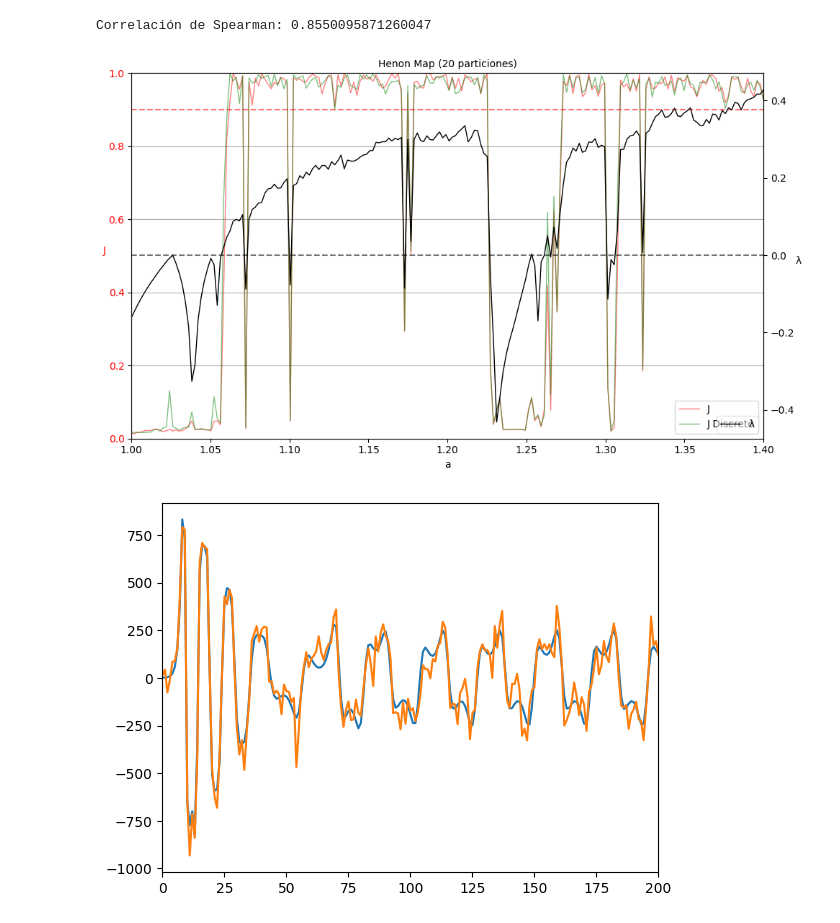
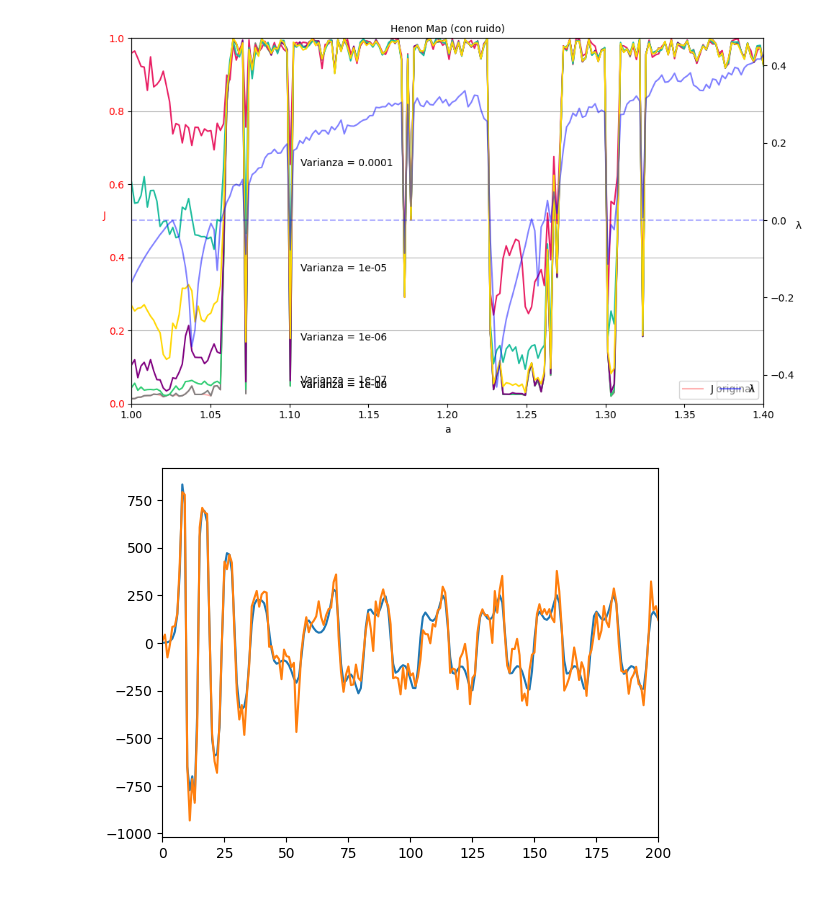
Before and after one commit to EduardoGarcia528/Tesis, a Jupyter notebook: henon_map.ipynb, the cells around one changed output. Cells and saved outputs as stored; diff of their text form; code cells hidden in the pictures.

```diff
--- a/henon_map.ipynb
+++ b/henon_map.ipynb
@@ -33,10 +33,6 @@ def J_bivariante(X,Y,fases):
         return np.linalg.norm(np.array(p2)-np.array(p1))
     ff1 = np.angle(np.fft.rfft(X))[:fases]
     ff2 = np.angle(np.fft.rfft(Y))[:fases]
-    plt.plot(ff1, ',')
-    plt.show()
-    plt.plot(ff2, ',')
-    plt.show()
     vectores = []
     for i in range(len(ff1)-1):
         p1 = [ff1[i], ff2[i]]
@@ -136,3 +132,9 @@ def interpolador_estocastico(s_0_discreto, n_steps):
         t_list = np.concatenate((t_list, t))
         X_list = np.concatenate((X_list, X))
     return X_list
+# %%
+def generar_uniforme_centrada(n, varianza):
+    # Calcular el límite superior e inferior de la distribución uniforme
+    limite = np.sqrt(varianza)
+    # Generar n números aleatorios con distribución uniforme entre -limite y limite
+    return np.random.uniform(-limite, limite, n)
@@ -148,55 +166,67 @@ def henon_map(a, b, n):
     xs[0] = 0.1
     ys[0] = 0.1
 
     for i in range(1, n):
         xs[i] = 1 - a * xs[i-1]**2 + ys[i-1]
         ys[i] = b * xs[i-1]
 
     return xs, ys
 
 partitions = 20
 
-lyapunov = []
-Js, Js_discreto = [],[]
-a_array = np.linspace(1,1.4, 200)
-for i, a in enumerate(a_array):
-    xs, ys = henon_map(a, 0.3, 2000)
-    xs_discreto = discretizar_y(xs, partitions)
-    ys_discreto = discretizar_y(ys, partitions)
-    lyapunov_exponent = lyapunov_exponent_from_henon_orbit(xs, ys, a, 0.3)
-    lyapunov.append(lyapunov_exponent)
-    J = J_bivariante(xs,ys,len(xs))
-    J_discreto = J_bivariante(xs_discreto,ys_discreto,len(xs_discreto))
-    Js.append(J)
-    Js_discreto.append(J_discreto)
+ruidos = [1e-10,1e-8,1e-7,1e-4,1e-5,1e-6]
+colores = ['gray','#2ECC71','purple','#E91E63','#1ABC9C','#FFD700']
+J_por_ruido = []
+for ruido in ruidos:
+    lyapunov = []
+    Js, Js_discreto = [],[]
+    a_array = np.linspace(1,1.4, 200)
+    for i, a in enumerate(a_array):
+        xs, ys = henon_map(a, 0.3, 2000)
+        # xs_discreto = discretizar_y(xs, partitions)
+        # ys_discreto = discretizar_y(ys, partitions)
+        # xs_interp = interpolador(xs, 'lineal', 15)[1]
+        xs_interp = xs + generar_uniforme_centrada(len(xs),ruido)
+        ys_interp = ys + generar_uniforme_centrada(len(ys),ruido)
+        # ys_interp = interpolador(ys, 'lineal', 15)[1]
+        lyapunov_exponent = lyapunov_exponent_from_henon_orbit(xs, ys, a, 0.3)
+        lyapunov.append(lyapunov_exponent)
+        J = J_bivariante(xs,ys,len(xs))
+        J_discreto = J_bivariante(xs_interp,ys_interp,len(xs_interp))
+        Js.append(J)
+        Js_discreto.append(J_discreto)
+    J_por_ruido.append(Js_discreto)
 
 fig, ax1 = plt.subplots(figsize=(10,6))
 
-ax1.plot(a_array, Js, color = 'red',linewidth=1, alpha = 0.5, label = 'J')
-ax1.plot(a_array, Js_discreto, color = 'green',linewidth=1, alpha = 0.5, label = 'J Discreto')
+ax1.plot(a_array, Js, color = 'red', alpha = 0.3, label = 'J original')
+for i,ruido in enumerate(ruidos):
+    ax1.plot(a_array, J_por_ruido[i], color=colores[i] , alpha = 1)
+    ax1.annotate(f'Varianza = {ruido}', xy=(a_array[len(a_array)//4], J_por_ruido[i][len(a_array)//4]), xytext=(10, J_por_ruido[i][-1]),
+                    textcoords='offset points', ha='left', va='center')
+# ax1.plot(a_array, Js_discreto, color = 'green',linewidth=1, alpha = 0.5, label = 'J (con ruido)')
 ax1.set_ylabel('J', color='r', rotation = 360)
 ax1.set_ylim(0,1)
-ax1.axhline(y=0.9, color='red', linestyle='--', alpha = 0.55)
+# ax1.axhline(y=0.9, color='red', linestyle='--', alpha = 0.55)
 ax1.tick_params(axis='y', labelcolor='r')
 ax1.set_xlabel('a')
 plt.grid(axis='y')
 ax1.legend()
 
 ax2 = ax1.twinx()
-ax2.axhline(y=0, color='black', linestyle='--', alpha = 0.55)
-ax2.plot(a_array, lyapunov,'black',linewidth= 1, label = 'λ')
+ax2.axhline(y=0, color='blue', linestyle='--', alpha = 0.3)
+ax2.plot(a_array, lyapunov,alpha = 0.5,color = 'blue', label = 'λ')
 ax2.legend(loc='lower right',framealpha=0.5)
 ax2.set_ylabel('λ', rotation = 360)
-plt.title(f'Henon Map ({partitions} particiones)', fontsize = 10)
+plt.title(f'Henon Map (con ruido)', fontsize = 10)
 ax2.set_xlim(1, 1.4)
 plt.tight_layout()
 
 correlacion, p_valor = spearmanr(Js, Js_discreto)
 
-print(f'Correlación de Spearman: {correlacion}') # Correlación de Spearman: 0.8550095871260047
+# print(f'Correlación de Spearman: {correlacion}') # Correlación de Spearman: 0.8550095871260047
 # %% [output]
-Correlación de Spearman: 0.8550095871260047
-[figure, old version]
+[figure, new version]
 # %%
 import numpy as np
 
```
Also changed, not shown: parts of 1 cell of this notebook, 7 other files.
